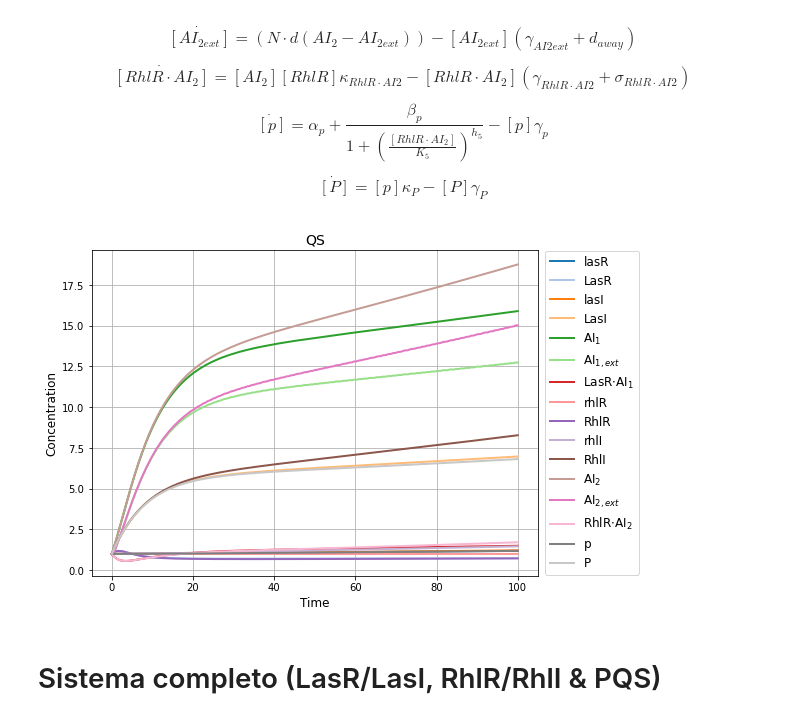
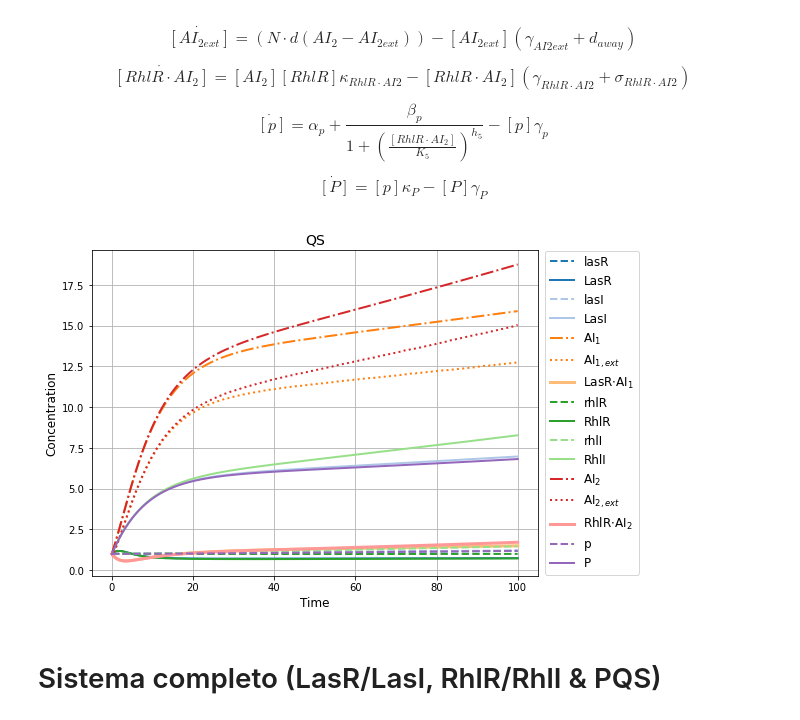
Before and after one commit to alejandrocs98/P-aeruginosa-qs, a Jupyter notebook: qs_deterministic.ipynb, the cells around one changed output. Saved outputs shown, nothing was run; the diff lists cells and outputs as text; code cells hidden in the pictures.

```diff
--- a/qs_deterministic.ipynb
+++ b/qs_deterministic.ipynb
@@ -279,30 +279,30 @@ LasRI_RhlRI_qs_dynamics = solve_ivp(LasRI_RhlRI_qs, [0, 100], [1, 1, 1, 1, 1, 1,
 # %%
 plt.figure(figsize=(8,6))
 plt.set_cmap('tab20')
-plt.plot(LasRI_RhlRI_qs_dynamics.t, LasRI_RhlRI_qs_dynamics.y[0], lw=2, label='lasR', color=cm.tab20(0))
-plt.plot(LasRI_RhlRI_qs_dynamics.t, LasRI_RhlRI_qs_dynamics.y[1], lw=2, label='LasR', color=cm.tab20(1))
-plt.plot(LasRI_RhlRI_qs_dynamics.t, LasRI_RhlRI_qs_dynamics.y[2], lw=2, label='lasI', color=cm.tab20(2))
-plt.plot(LasRI_RhlRI_qs_dynamics.t, LasRI_RhlRI_qs_dynamics.y[3], lw=2, label='LasI', color=cm.tab20(3))
-plt.plot(LasRI_RhlRI_qs_dynamics.t, LasRI_RhlRI_qs_dynamics.y[4], lw=2, label='AI$_1$', color=cm.tab20(4))
-plt.plot(LasRI_RhlRI_qs_dynamics.t, LasRI_RhlRI_qs_dynamics.y[5], lw=2, label='AI$_{1,ext}$', color=cm.tab20(5))
-plt.plot(LasRI_RhlRI_qs_dynamics.t, LasRI_RhlRI_qs_dynamics.y[6], lw=2, label='LasR$\cdot$AI$_1$', color=cm.tab20(6))
-plt.plot(LasRI_RhlRI_qs_dynamics.t, LasRI_RhlRI_qs_dynamics.y[7], lw=2, label='rhlR', color=cm.tab20(7))
-plt.plot(LasRI_RhlRI_qs_dynamics.t, LasRI_RhlRI_qs_dynamics.y[8], lw=2, label='RhlR', color=cm.tab20(8))
-plt.plot(LasRI_RhlRI_qs_dynamics.t, LasRI_RhlRI_qs_dynamics.y[9], lw=2, label='rhlI', color=cm.tab20(9))
-plt.plot(LasRI_RhlRI_qs_dynamics.t, LasRI_RhlRI_qs_dynamics.y[10], lw=2, label='RhlI', color=cm.tab20(10))
-plt.plot(LasRI_RhlRI_qs_dynamics.t, LasRI_RhlRI_qs_dynamics.y[11], lw=2, label='AI$_2$', color=cm.tab20(11))
-plt.plot(LasRI_RhlRI_qs_dynamics.t, LasRI_RhlRI_qs_dynamics.y[12], lw=2, label='AI$_{2,ext}$', color=cm.tab20(12))
-plt.plot(LasRI_RhlRI_qs_dynamics.t, LasRI_RhlRI_qs_dynamics.y[13], lw=2, label='RhlR$\cdot$AI$_2$', color=cm.tab20(13))
-plt.plot(LasRI_RhlRI_qs_dynamics.t, LasRI_RhlRI_qs_dynamics.y[14], lw=2, label='p', color=cm.tab20(14))
-plt.plot(LasRI_RhlRI_qs_dynamics.t, LasRI_RhlRI_qs_dynamics.y[15], lw=2, label='P', color=cm.tab20(15))
+plt.plot(LasRI_RhlRI_qs_dynamics.t, LasRI_RhlRI_qs_dynamics.y[0], lw=2, label='lasR', color=cm.tab20(0), ls='--')
+plt.plot(LasRI_RhlRI_qs_dynamics.t, LasRI_RhlRI_qs_dynamics.y[1], lw=2, label='LasR', color=cm.tab20(0), ls='-')
+plt.plot(LasRI_RhlRI_qs_dynamics.t, LasRI_RhlRI_qs_dynamics.y[2], lw=2, label='lasI', color=cm.tab20(1), ls='--')
+plt.plot(LasRI_RhlRI_qs_dynamics.t, LasRI_RhlRI_qs_dynamics.y[3], lw=2, label='LasI', color=cm.tab20(1), ls='-')
+plt.plot(LasRI_RhlRI_qs_dynamics.t, LasRI_RhlRI_qs_dynamics.y[4], lw=2, label='AI$_1$', color=cm.tab20(2), ls='-.')
+plt.plot(LasRI_RhlRI_qs_dynamics.t, LasRI_RhlRI_qs_dynamics.y[5], lw=2, label='AI$_{1,ext}$', color=cm.tab20(2), ls=':')
+plt.plot(LasRI_RhlRI_qs_dynamics.t, LasRI_RhlRI_qs_dynamics.y[6], lw=3, label='LasR$\cdot$AI$_1$', color=cm.tab20(3), ls='-')
+plt.plot(LasRI_RhlRI_qs_dynamics.t, LasRI_RhlRI_qs_dynamics.y[7], lw=2, label='rhlR', color=cm.tab20(4), ls='--')
+plt.plot(LasRI_RhlRI_qs_dynamics.t, LasRI_RhlRI_qs_dynamics.y[8], lw=2, label='RhlR', color=cm.tab20(4), ls='-')
+plt.plot(LasRI_RhlRI_qs_dynamics.t, LasRI_RhlRI_qs_dynamics.y[9], lw=2, label='rhlI', color=cm.tab20(5), ls='--')
+plt.plot(LasRI_RhlRI_qs_dynamics.t, LasRI_RhlRI_qs_dynamics.y[10], lw=2, label='RhlI', color=cm.tab20(5), ls='-')
+plt.plot(LasRI_RhlRI_qs_dynamics.t, LasRI_RhlRI_qs_dynamics.y[11], lw=2, label='AI$_2$', color=cm.tab20(6), ls='-.')
+plt.plot(LasRI_RhlRI_qs_dynamics.t, LasRI_RhlRI_qs_dynamics.y[12], lw=2, label='AI$_{2,ext}$', color=cm.tab20(6), ls=':')
+plt.plot(LasRI_RhlRI_qs_dynamics.t, LasRI_RhlRI_qs_dynamics.y[13], lw=3, label='RhlR$\cdot$AI$_2$', color=cm.tab20(7), ls='-')
+plt.plot(LasRI_RhlRI_qs_dynamics.t, LasRI_RhlRI_qs_dynamics.y[14], lw=2, label='p', color=cm.tab20(8), ls='--')
+plt.plot(LasRI_RhlRI_qs_dynamics.t, LasRI_RhlRI_qs_dynamics.y[15], lw=2, label='P', color=cm.tab20(8), ls='-')
 plt.grid()
 plt.legend(loc='center right', bbox_to_anchor=(1.24, 0.50), ncol=1, fancybox=True, shadow=False, fontsize=12)
 plt.xlabel('Time', fontsize=12)
 plt.ylabel('Concentration', fontsize=12)
 plt.title('QS', fontsize=14)
 plt.show()
 # %% [output]
-[figure, old version]
+[figure, new version]
 # %% [markdown]
 # Sistema completo (LasR/LasI, RhlR/RhlI & PQS)
 # %% [markdown]
```
Also changed, not shown: parts of 2 cells of this notebook, 1 other file.
